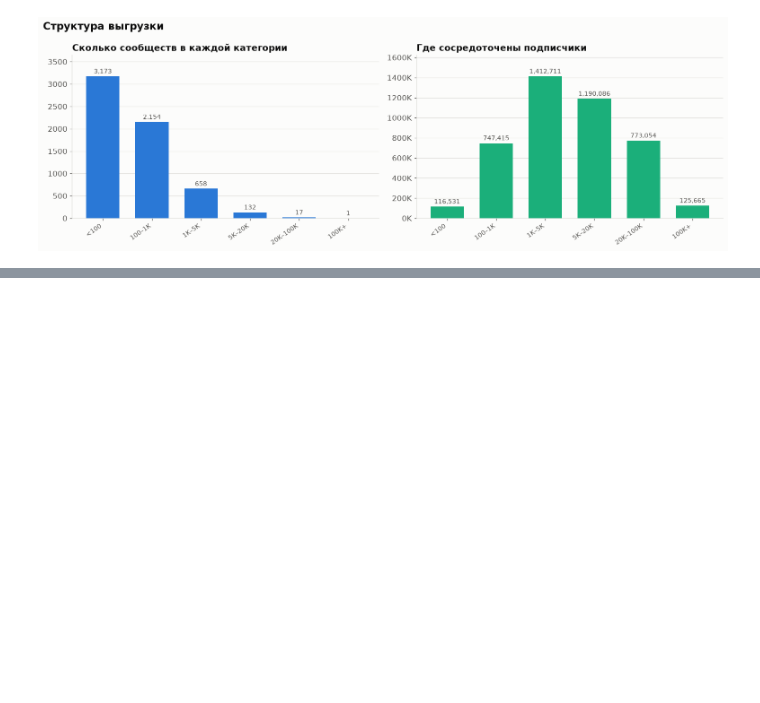
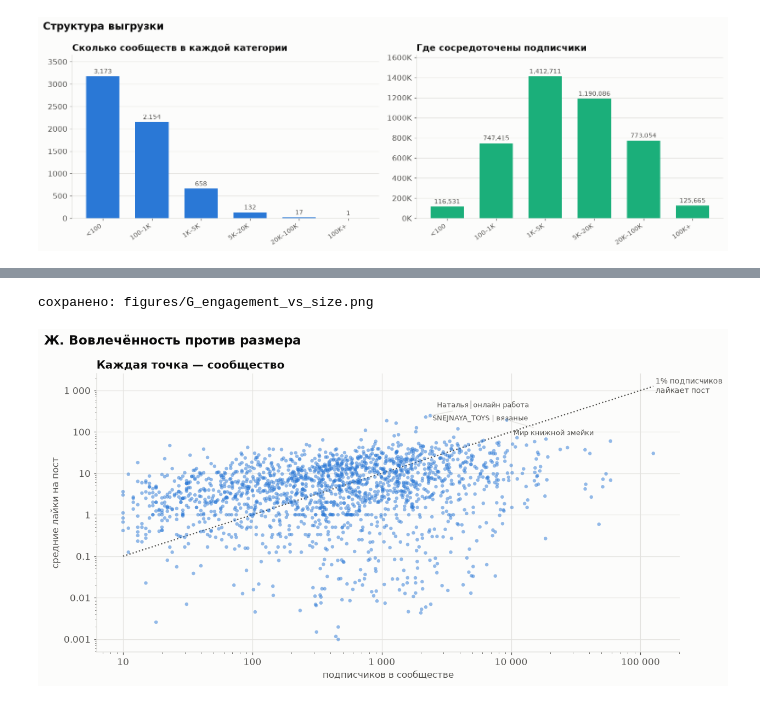
Before and after one commit to plombir1917/loyal-audience, a Jupyter notebook: analytics/audience_report.ipynb, the cells around one changed output, grey strips where cells are left out. Saved outputs shown, nothing was run; the diff lists cells and outputs as text; code cells hidden in the pictures; blank space fills up the shorter version.

```diff
--- a/analytics/audience_report.ipynb
+++ b/analytics/audience_report.ipynb
@@ -528,0 +631,38 @@ top.style.format({'avg_likes_per_post': '{:.1f}', 'share_likes_from_subs': '{:.1
+# %%
+pts = g[(g.posts > 0) & (g.members_count > 0) & (g.likes_total > 0)]
+
+fig, ax = plt.subplots(figsize=(11.5, 6))
+for flag, label, color in [(0, 'Обычные', ORD), (1, 'Госпаблики', GOV)]:
+    s = pts[pts.is_gov == flag]
+    if s.empty:
+        continue
+    ax.scatter(s.members_count, s.avg_likes_per_post, s=18, alpha=0.5,
+               color=color, edgecolors='none', label=label, zorder=3)
+
+ax.set_xscale('log'); ax.set_yscale('log')
+ax.set_xlabel('подписчиков в сообществе'); ax.set_ylabel('средние лайки на пост')
+ax.set_title('Каждая точка — сообщество', loc='left')
+ax.xaxis.set_major_formatter(mpl.ticker.FuncFormatter(lambda v, _: rus(v)))
+ax.yaxis.set_major_formatter(mpl.ticker.FuncFormatter(
+    lambda v, _: rus(v) if v >= 1 else f'{v:g}'))
+if pts.is_gov.nunique() > 1:
+    ax.legend(loc='upper left')
+
+# Ориентир: 1% подписчиков лайкает пост
+xs = np.array([pts.members_count.min(), pts.members_count.max()])
+ax.plot(xs, xs*0.01, color=INK2, lw=1.5, ls=':', zorder=2)
+ax.text(xs[1], xs[1]*0.01, ' 1% подписчиков\n лайкает пост', color=INK2, fontsize=9, va='center')
+
+# Подписываем только выбросы — топ-5 по лайкам на пост среди заметных сообществ
+top3 = pts[pts.members_count >= 1000].nlargest(3, 'avg_likes_per_post')
+for (_, r), dy in zip(top3.iterrows(), (10, -4, -18)):
+    ax.annotate(str(r['name'])[:24], (r.members_count, r.avg_likes_per_post),
+                textcoords='offset points', xytext=(8, dy), fontsize=8.5, color=INK2,
+                arrowprops=dict(arrowstyle='-', color=GRID, lw=1))
+
+fig.suptitle('Ж. Вовлечённость против размера', x=0.005, ha='left', fontsize=15, fontweight='semibold')
+fig.tight_layout()
+save(fig, 'G_engagement_vs_size')
+# %% [output]
+сохранено: figures/G_engagement_vs_size.png
+[figure, added]
```
Also changed, not shown: parts of 9 cells of this notebook, 10 other files.
